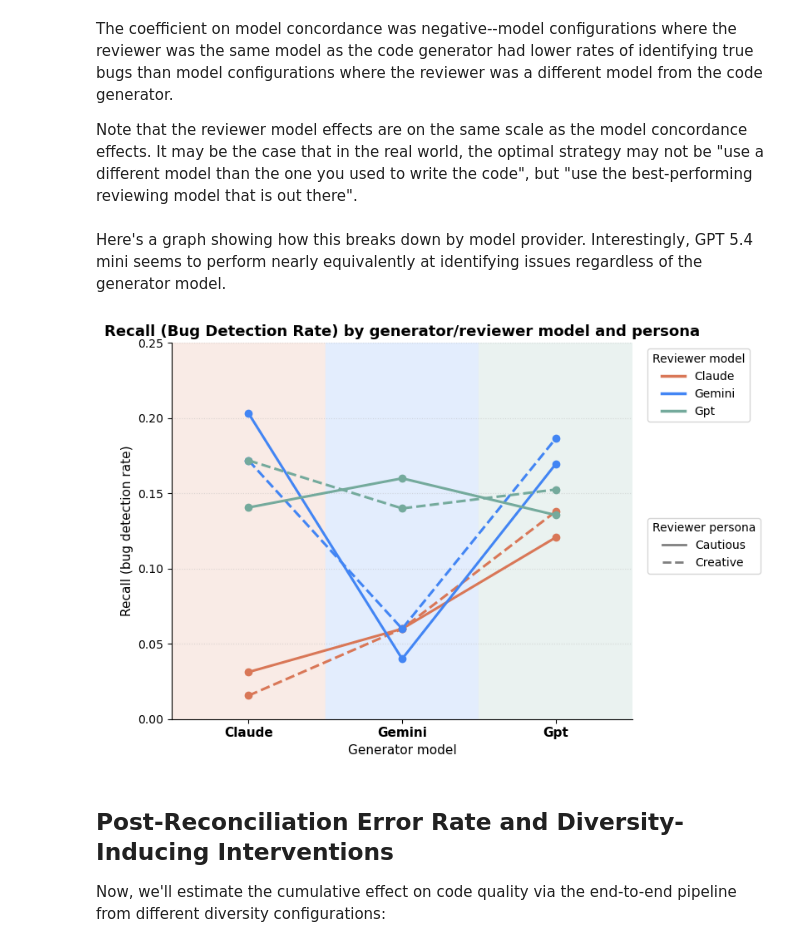
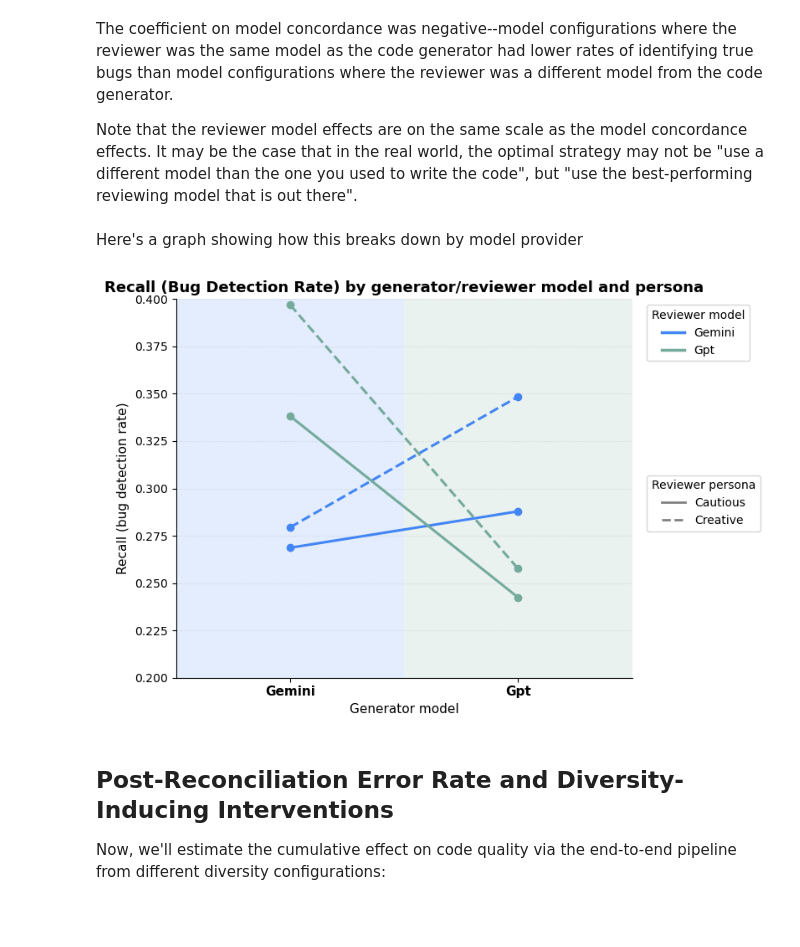
Before and after one commit to clementzach/blog_posts, a Jupyter notebook: code_reviewing_performance.ipynb, the cells around one changed output. Saved outputs shown, nothing was run; the diff lists cells and outputs as text; code cells hidden in the pictures; blank space fills up the shorter version.

Commit message:
Revise with just two lower-cost models

```diff
--- a/code_reviewing_performance.ipynb
+++ b/code_reviewing_performance.ipynb
@@ -88,0 +117,10 @@ print(confusion.to_markdown())
+# %%
+df['failure'] = ~df.successful_run_pre_review
+df.loc[(df['reviewer_model'] == 'gemini') &
+       df.problem_id.isin(success_problems.loc[success_problems.successful_run_pre_review <18].problem_id.unique())
+      ].groupby('generator_model').agg(
+    {'bug_detected': 'sum',
+    'failure': 'sum'}
+
+
+)
@@ -104,7 +161,7 @@ df = df.loc[~parse_fail].copy()
 df['concordant'] = (df['generator_model'] == df['reviewer_model']).astype(int)
 df['bug_present'] = ~df['successful_run_pre_review']
 
-df['reviewer_persona'] = np.where(df['reviewer_persona'] == "persona_1", "Cautious", "Creative")
+df['reviewer_persona'] = np.where(df['reviewer_persona'].isin( ["persona_1", "Cautious"]), "Cautious", "Creative")
 
 # bug_detected / successful_run_post_review are dtype=object -- coerce explicitly,
 # check df['bug_detected'].unique() and df['successful_run_post_review'].unique()
@@ -147,7 +208,7 @@ The coefficient on model concordance was negative--model configurations where th
 
 Note that the reviewer model effects are on the same scale as the model concordance effects. It may be the case that in the real world, the optimal strategy may not be "use a different model than the one you used to write the code", but "use the best-performing reviewing model that is out there".
 # %% [markdown]
-Here's a graph showing how this breaks down by model provider. Interestingly, GPT 5.4 mini seems to perform nearly equivalently at identifying issues regardless of the generator model.
+Here's a graph showing how this breaks down by model provider
 # %%
 import numpy as np
 import matplotlib.pyplot as plt
@@ -155,7 +216,6 @@ from matplotlib.lines import Line2D
 
 # --- Brand colors (approximate -- swap in exact hex from style guides if you have them) ---
 BRAND_COLORS = {
-    'claude': '#D97757',   # Anthropic clay/terracotta
     'gemini': '#4285F4',   # Google blue
     'gpt':    '#74AA9C',   # OpenAI teal-green
 }
@@ -186,7 +246,7 @@ recall_df = (
       .reset_index()
 )
 
-models = ['claude', 'gemini', 'gpt']  # x-axis order
+models = ['gemini', 'gpt']  # x-axis order
 x_pos = {m: i for i, m in enumerate(models)}
 
 fig, ax = plt.subplots(figsize=(8, 5.5))
@@ -208,35 +268,35 @@ for reviewer in models:
             color=BRAND_COLORS[reviewer],
             linestyle=ls,
             marker='o',
             markersize=6,
             linewidth=2.2,
             zorder=3,
         )
 
 ax.set_xticks(list(x_pos.values()))
 ax.set_xticklabels([m.capitalize() for m in models], fontsize=11, fontweight='bold')
 ax.set_xlim(-0.5, len(models) - 0.5)
-ax.set_ylim(0, 0.25)
+ax.set_ylim(0.2, 0.4)
 ax.set_ylabel('Recall (bug detection rate)', fontsize=11)
 ax.set_xlabel('Generator model', fontsize=11)
 ax.set_title('Recall (Bug Detection Rate) by generator/reviewer model and persona', fontsize=13, fontweight='bold')
 
 # --- Two separate legends: color = reviewer model, linestyle = persona ---
 model_handles = [Line2D([0], [0], color=BRAND_COLORS[m], lw=2.5, label=m.capitalize()) for m in models]
 persona_handles = [Line2D([0], [0], color='gray', lw=2, linestyle=ls, label=p) for p, ls in PERSONA_STYLES.items()]
 
 legend1 = ax.legend(handles=model_handles, title='Reviewer model', loc='upper left', bbox_to_anchor=(1.02, 1))
 ax.legend(handles=persona_handles, title='Reviewer persona', loc='upper left', bbox_to_anchor=(1.02, 0.55))
 ax.add_artist(legend1)
 
 ax.grid(axis='y', linestyle=':', alpha=0.4, zorder=1)
 ax.spines[['top', 'right']].set_visible(False)
 
 plt.tight_layout()
 plt.savefig('recall_by_model_persona.png', dpi=200, bbox_inches='tight')
 plt.show()
 # %% [output]
-[figure, old version]
+[figure, new version]
 # %% [markdown]
 ## Post-Reconciliation Error Rate and Diversity-Inducing Interventions
 
```
Also changed, not shown: parts of 12 cells of this notebook.
